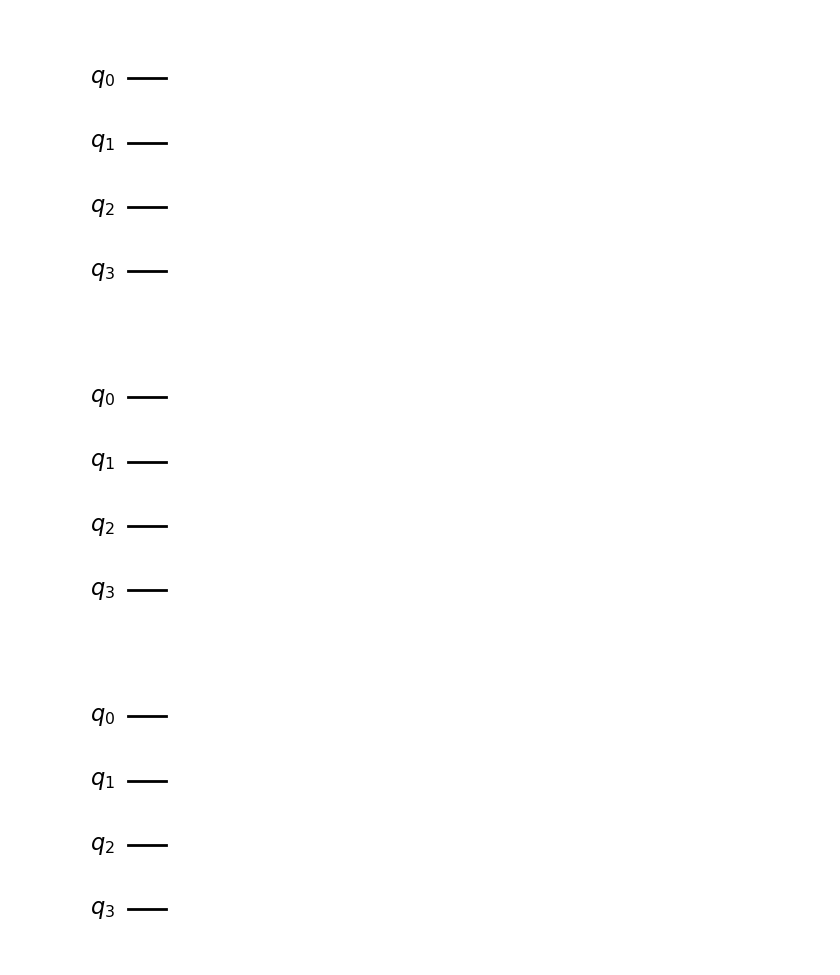
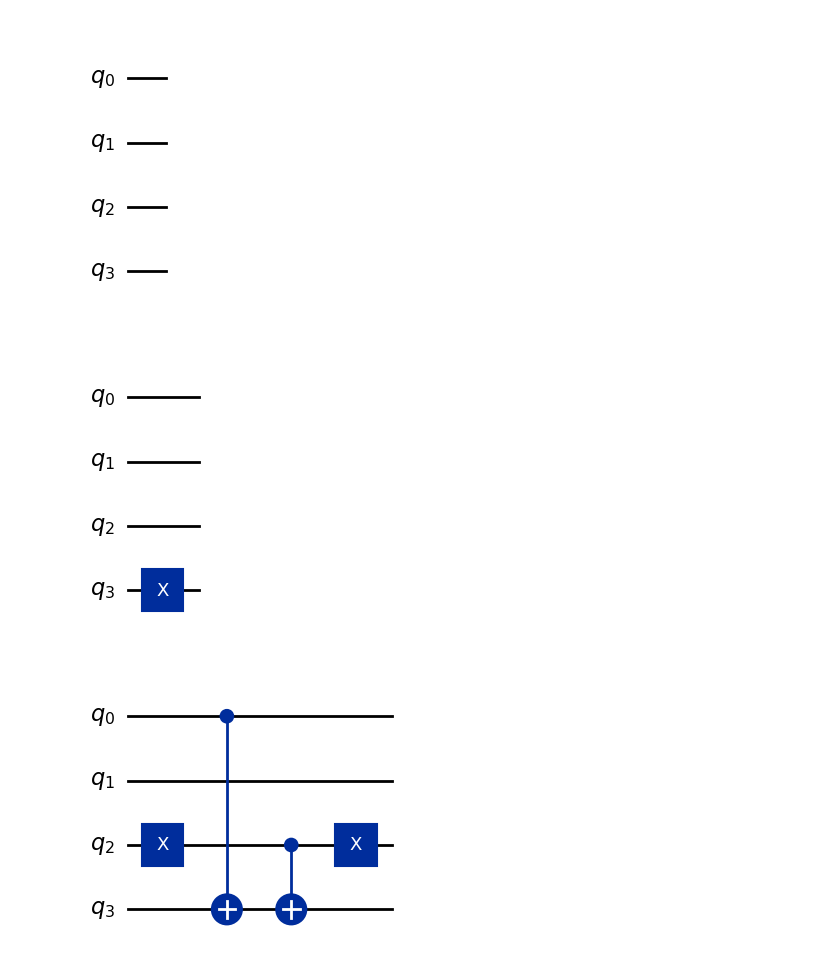
Before and after one commit to manhoosbilli1/Quantum_Computing_Learning, a Jupyter notebook: Task2/main_task.ipynb, the cells around one changed output. Cells and saved outputs as stored; diff of their text form; code cells hidden in the pictures.

Commit message:
created 2 and 3 qubit functions

```diff
--- a/Task2/main_task.ipynb
+++ b/Task2/main_task.ipynb
@@ -14,17 +14,17 @@ f0allx.draw('mpl')
 # %%
 n=3
 f1allx = QuantumCircuit(n+1) # constant oracle for f(x) = 1 for all x
 # that means we should get - at the output for all qubits.
-# f1allx.x(n)
+f1allx.x(n)
 f1allx.draw('mpl')
 # %% [output]
-[figure, old version]
+[figure, new version]
 # %%
 n=3
 f01half = QuantumCircuit (n+1) # balanced oracle for f(x) = 0 for half of the inputs and f(x) = 1 for the other half
 # we will use the CNOT gate to implement this.
-xgates = "000"
-cxgates = "111"
+xgates = "001"
+cxgates = "101"
 # Apparently it does not depend on the xgates because it undoes it before the oracle circuit ends.
 # Changing cxgats decides whether it is balanced or constant.
 # Alternate bits make it balanced otherwise constant.
@@ -44,6 +44,10 @@ for k in range(n):
     if xgates[k] == "1":
         f01half.x(k)
 
-f1allx.draw('mpl')
+
+
+f01half.draw('mpl')
+
+# add truth tables of all functions.
 # %% [output]
-[figure, old version]
+[figure, new version]
```
Also changed, not shown: parts of 8 cells of this notebook, 1 other file.
